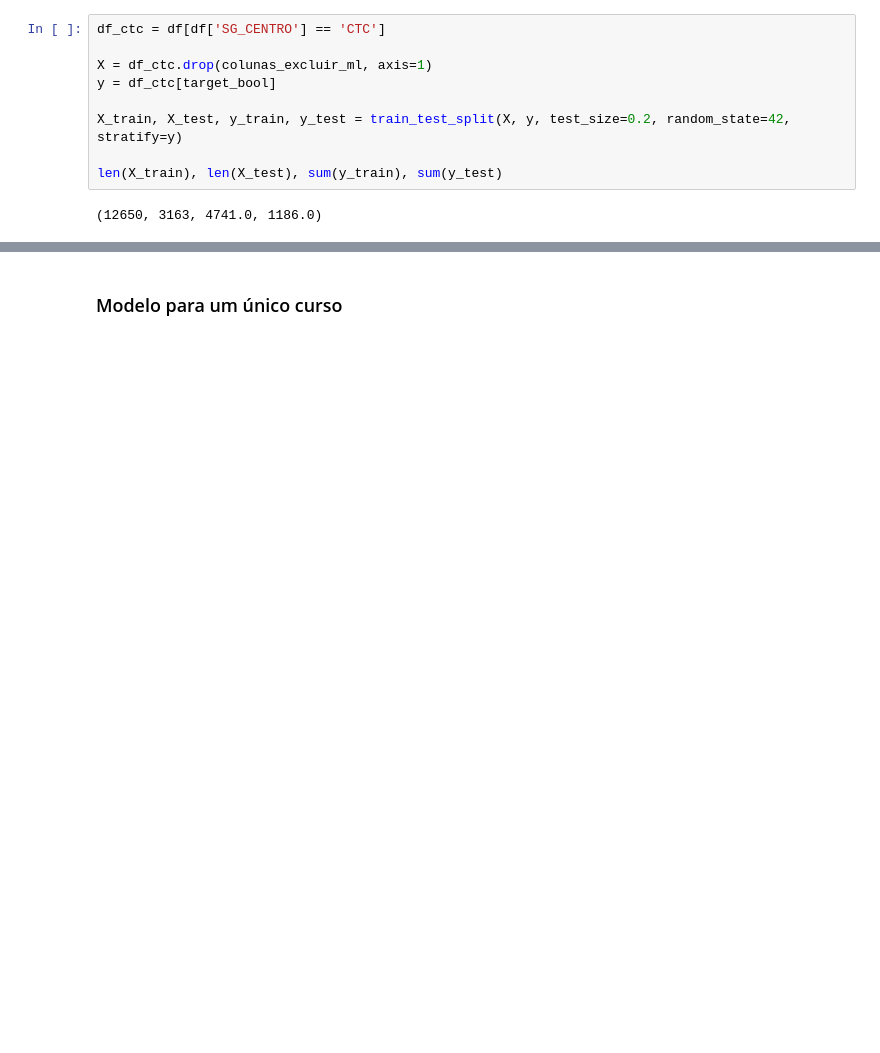
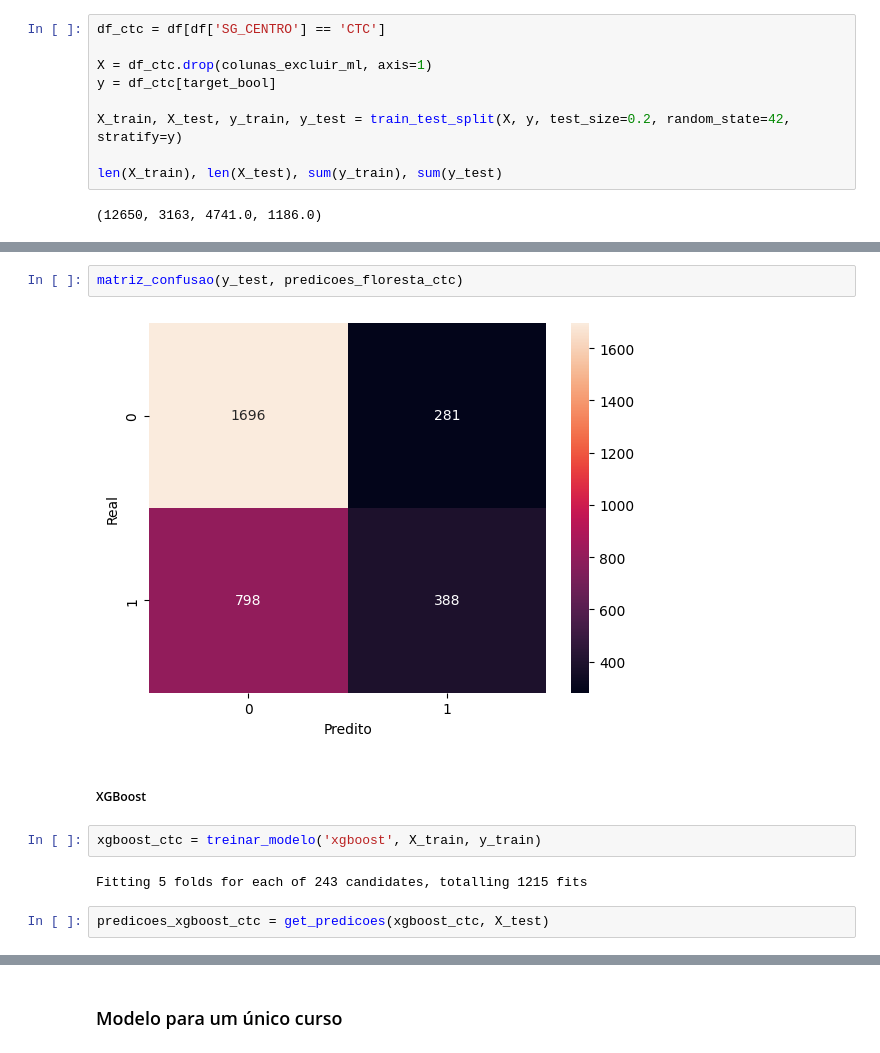
Before and after one commit to romu-lo/tcc-evasao-academica, a Jupyter notebook: ml.ipynb, the cells around one changed output, grey strips where cells are left out. Saved outputs shown, nothing was run; the diff lists cells and outputs as text; blank space fills up the shorter version.

```diff
--- a/ml.ipynb
+++ b/ml.ipynb
@@ -1140,0 +1250,12 @@ matriz_confusao(y_test, y_pred_xgb_baseline)
+# %%
+matriz_confusao(y_test, predicoes_floresta_ctc)
+# %% [output]
+[figure, added]
+# %% [markdown]
+##### XGBoost
+# %%
+xgboost_ctc = treinar_modelo('xgboost', X_train, y_train)
+# %% [output]
+Fitting 5 folds for each of 243 candidates, totalling 1215 fits
+# %%
+predicoes_xgboost_ctc = get_predicoes(xgboost_ctc, X_test)
```
Also changed, not shown: parts of 173 cells of this notebook.
